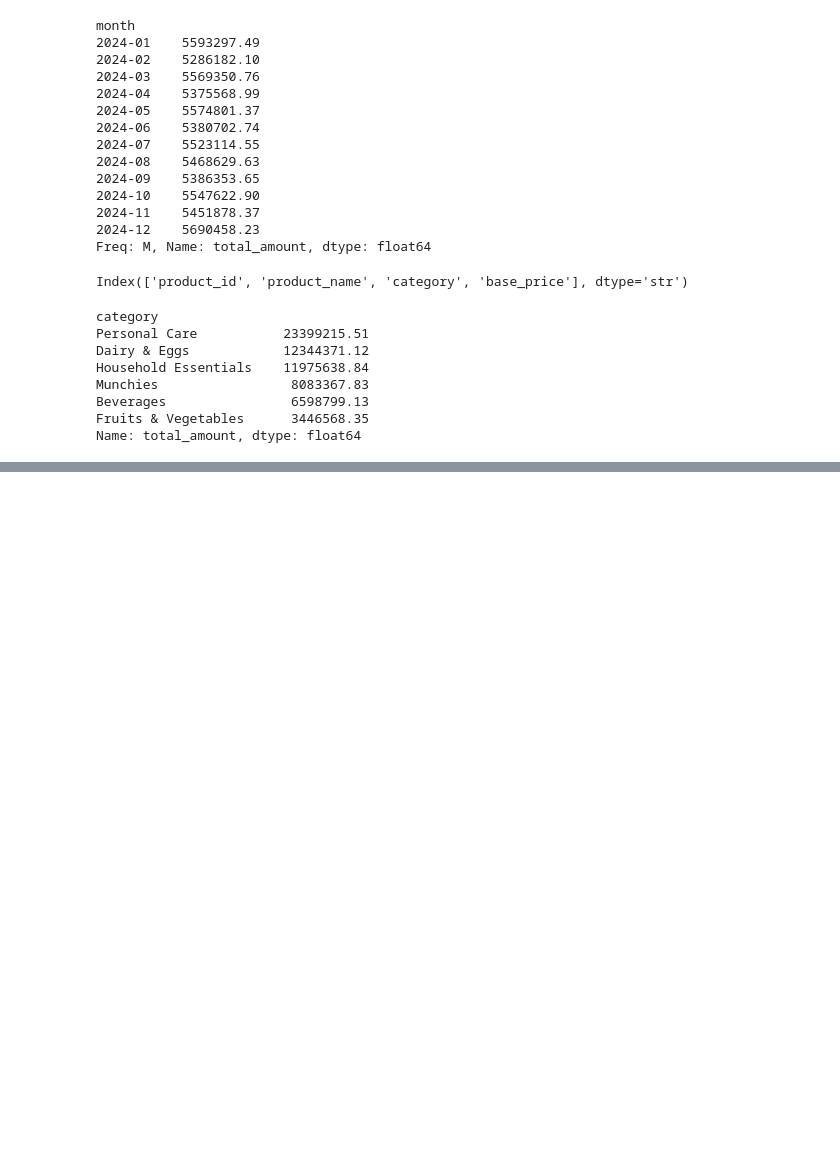
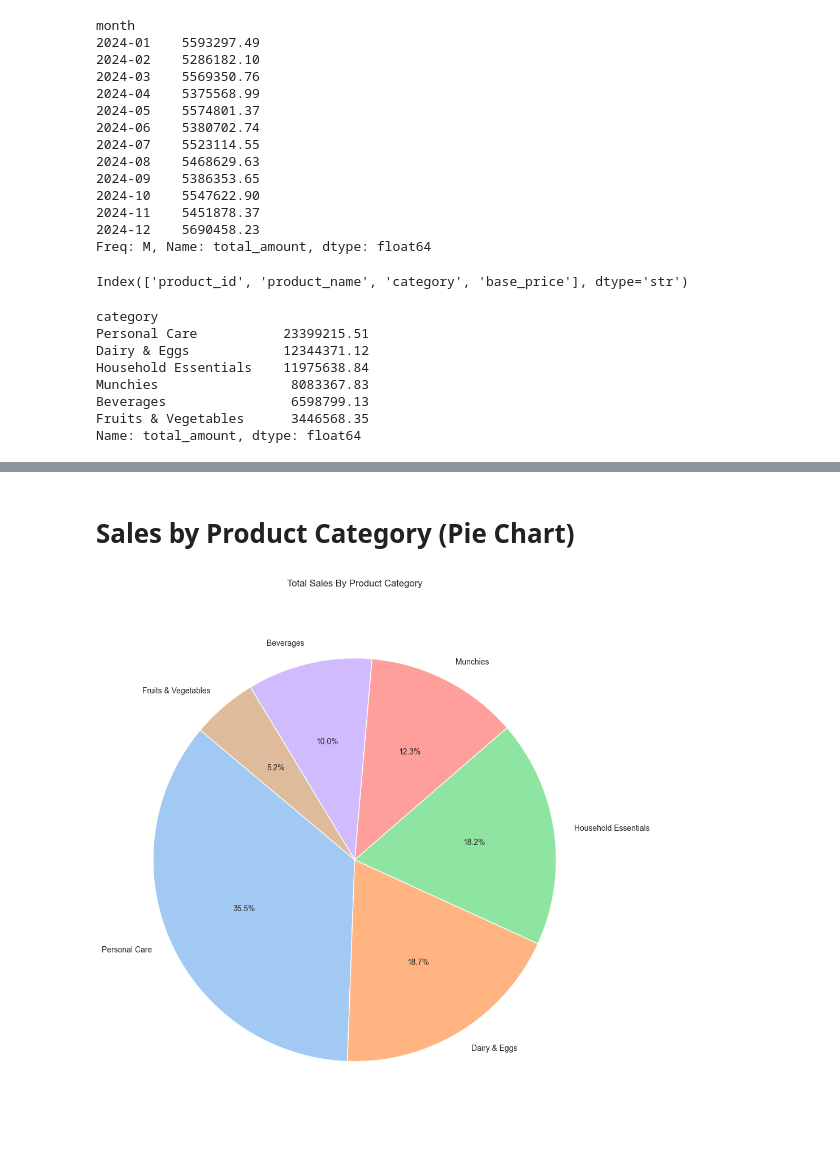
Before and after one commit to Ankitx24/Data-Analyst-Python-Project, a Jupyter notebook: Final_PythonProject.ipynb, the cells around one changed output, grey strips where cells are left out. Drawn from its saved outputs; the diff is of its cells as text; code cells hidden in the pictures; blank space fills up the shorter version.

```diff
--- a/Final_PythonProject.ipynb
+++ b/Final_PythonProject.ipynb
@@ -379,0 +429,12 @@ Name: total_amount, dtype: float64
+# %% [markdown]
+# Sales by Product Category (Pie Chart)
+# %%
+plt.figure(figsize = (10,10))
+plt.pie(sales_by_category,labels =sales_by_category.index,
+autopct="%1.1f%%", startangle = 140,colors = sns.color_palette('pastel'))
+plt.title("Total Sales By Product Category")
+plt.axis("equal")
+plt.tight_layout()
+plt.show()
+# %% [output]
+[figure, added]
```
Also changed, not shown: parts of 13 cells of this notebook.
